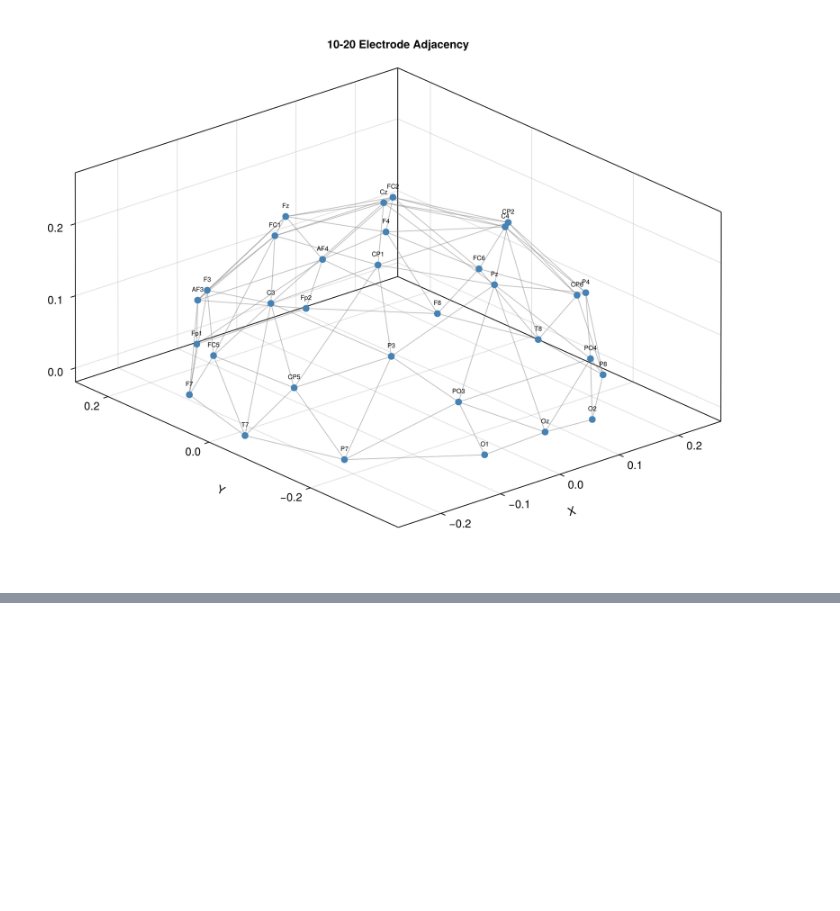
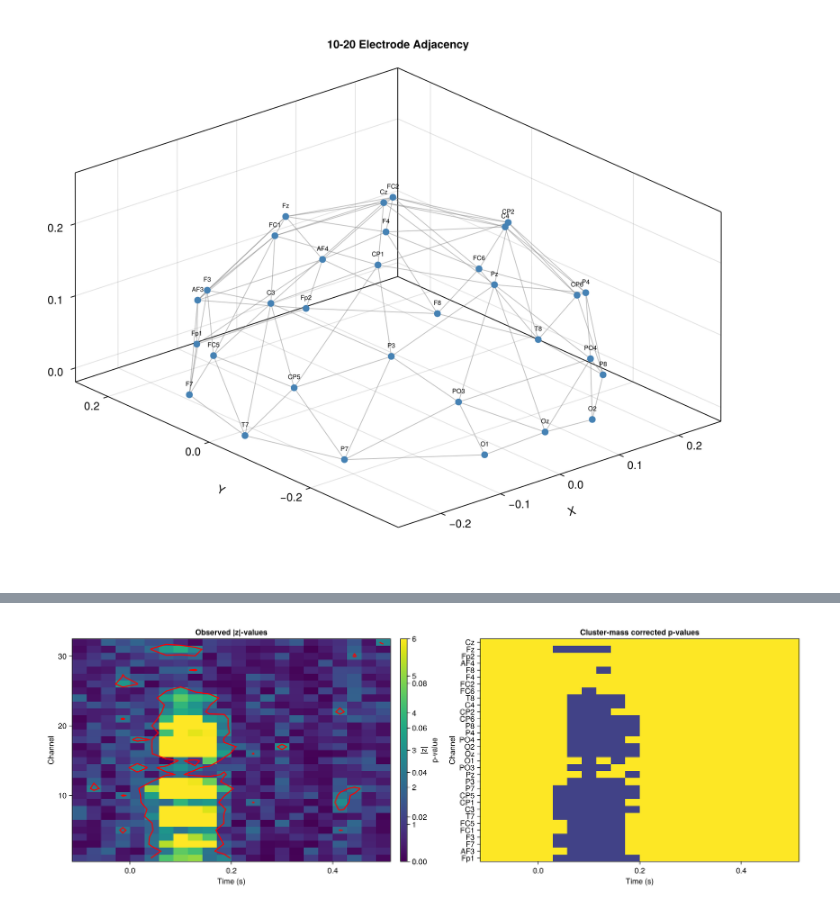
Before and after one commit to rosagross/ClusterComputation, a Jupyter notebook: notebooks/tutorial_notebook.ipynb, the cells around one changed output, grey strips where cells are left out. Cells and saved outputs as stored; diff of their text form; code cells hidden in the pictures; blank space fills up the shorter version.

```diff
--- a/notebooks/tutorial_notebook.ipynb
+++ b/notebooks/tutorial_notebook.ipynb
@@ -105,0 +254,18 @@ fig
+# %%
+# --- Cluster-mass permutation test using explicit functions ---
+import Logging: NullLogger
+
+include("../cluster_mass_test.jl")  # adjust path if needed
+
+coefficient = 2  # stimtype effect (face vs car)
+n_permutations = 50  # Reduced for dev; use 500-1000 for real analyses
+threshold = 2.0
+
+time_selection = 1:length(times)
+
+# 2. Generate permutation distribution
+permuted = lmm_permutations(MersenneTwister(42), m, data_e, coefficient;
+    n_permutations = n_permutations,
+    lmm_statistic = :z,
+    time_selection = time_selection
+)
@@ -105,0 +364,23 @@ fig
+# %%
+# 3. Run cluster-mass permutation test
+using Random
+
+observed = z_vals;
+pvals_clustermass = spatiotemporal_cluster_pvalues(MersenneTwister(1), observed, permuted, adjacency, threshold)
+
+# 4. Visualize p-values
+fig = Figure(size = (1400, 500))
+
+ax1 = Axis(fig[1, 1], title = "Observed |z|-values", xlabel = "Time (s)", ylabel = "Channel")
+hm1 = heatmap!(ax1, collect(times), 1:n_channels, abs.(z_vals)', colormap = :viridis, colorrange = (0, 6))
+Colorbar(fig[1, 2], hm1, label = "|z|")
+contour!(ax1, collect(times), 1:n_channels, abs.(z_vals)', levels = [2.0], color = :red, linewidth = 2)
+
+ax2 = Axis(fig[1,3], title="Cluster-mass corrected p-values", xlabel="Time (s)", ylabel="Channel", yticks=(1:n_ch_coef, electrode_labels))
+hm_p = heatmap!(ax2, collect(times), 1:n_ch_coef, pvals_clustermass', colormap=:viridis, colorrange=(0,0.1))
+Colorbar(fig[1,2], hm_p, label="p-value")
+
+
+fig
+# %% [output]
+[figure, added]
```
Also changed, not shown: parts of 15 cells of this notebook, 2 other files.
